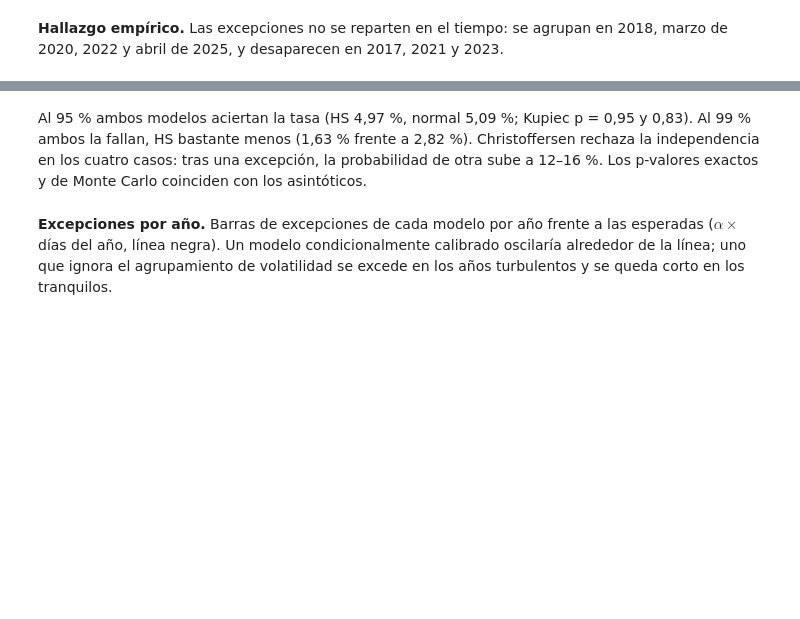
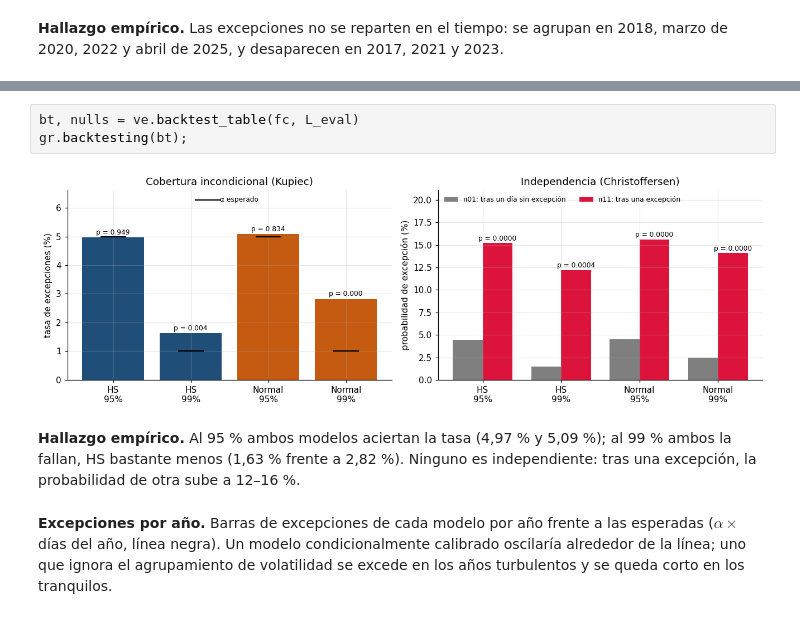
Before and after one commit to Joan-Robles/fissler-ziegel-2016, a Jupyter notebook: var_es_fissler_ziegel.ipynb, the cells around one changed output, grey strips where cells are left out. Cells and saved outputs as stored; diff of their text form; blank space fills up the shorter version.

```diff
--- a/var_es_fissler_ziegel.ipynb
+++ b/var_es_fissler_ziegel.ipynb
@@ -182,5 +138,10 @@ bt[["excepciones", "esperadas", "tasa", "p Kupiec", "p binomial exacta", "pi01",
+# %%
+bt, nulls = ve.backtest_table(fc, L_eval)
+gr.backtesting(bt);
+# %% [output]
+[figure, added]
 # %% [markdown]
-Al 95 % ambos modelos aciertan la tasa (HS 4,97 %, normal 5,09 %; Kupiec p = 0,95 y 0,83). Al 99 % ambos la fallan, HS bastante menos (1,63 % frente a 2,82 %). Christoffersen rechaza la independencia en los cuatro casos: tras una excepción, la probabilidad de otra sube a 12–16 %. Los p-valores exactos y de Monte Carlo coinciden con los asintóticos.
+**Hallazgo empírico.** Al 95 % ambos modelos aciertan la tasa (4,97 % y 5,09 %); al 99 % ambos la fallan, HS bastante menos (1,63 % frente a 2,82 %). Ninguno es independiente: tras una excepción, la probabilidad de otra sube a 12–16 %.
 # %% [markdown]
 **Excepciones por año.** Barras de excepciones de cada modelo por año frente a las esperadas ($\alpha \times$ días del año, línea negra). Un modelo condicionalmente calibrado oscilaría alrededor de la línea; uno que ignora el agrupamiento de volatilidad se excede en los años turbulentos y se queda corto en los tranquilos.
 # %%
```
Also changed, not shown: parts of 30 cells of this notebook, 1 other file.
